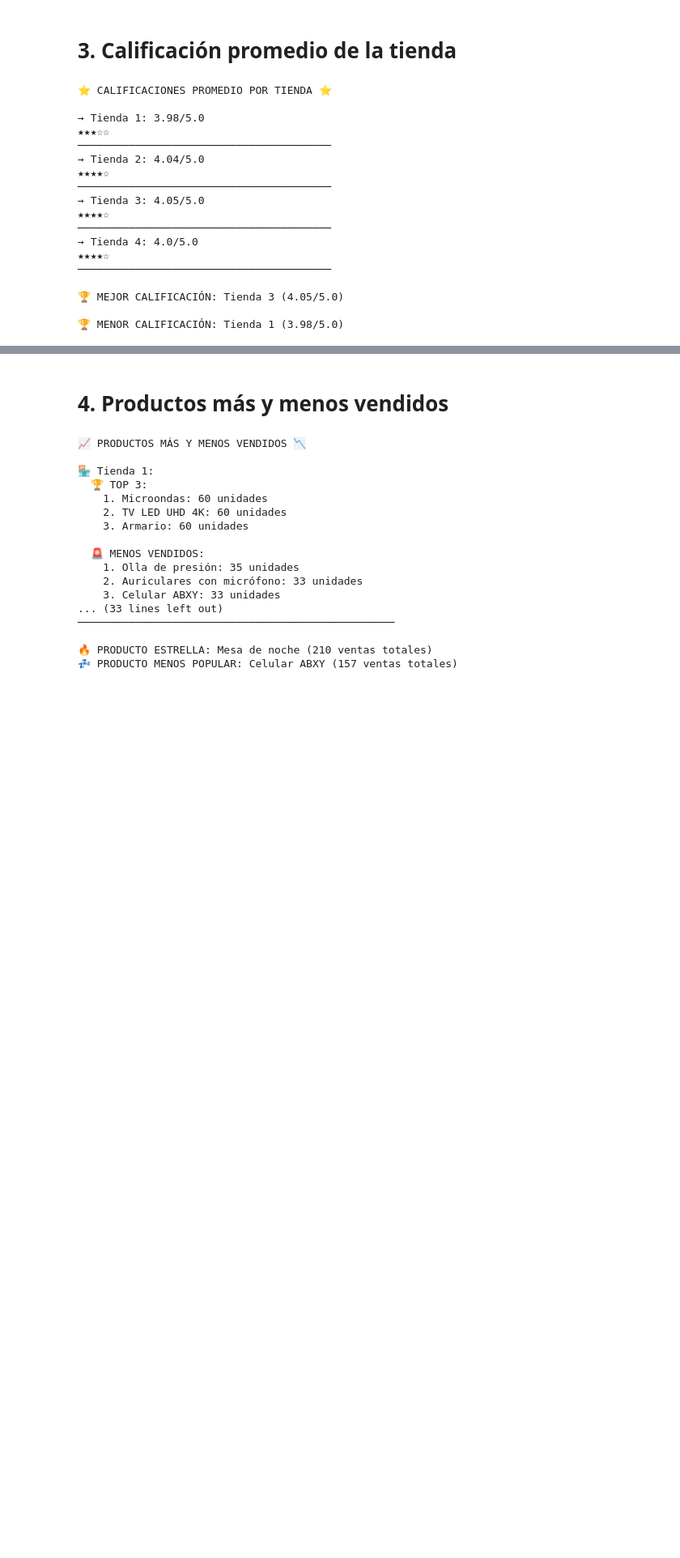
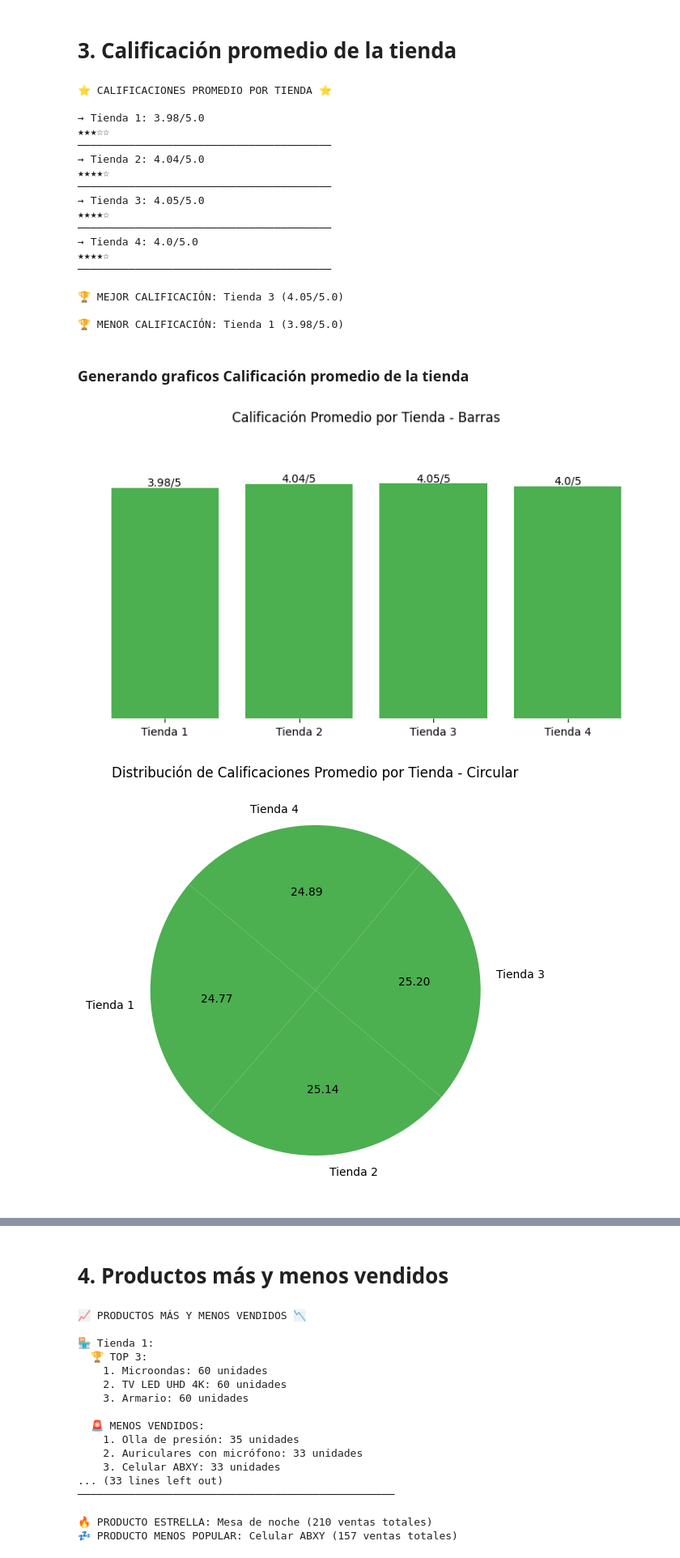
Before and after one commit to lzepedainacap1982/Challenge_Alura_Store_G8, a Jupyter notebook: AluraStoreLatam.ipynb, the cells around one changed output, grey strips where cells are left out. Shown: that part at 81% size. Saved outputs shown, nothing was run; the diff lists cells and outputs as text; code cells hidden in the pictures; blank space fills up the shorter version.

```diff
--- a/AluraStoreLatam.ipynb
+++ b/AluraStoreLatam.ipynb
@@ -277,3 +329,55 @@ print(f"\n🏆 MENOR CALIFICACIÓN: {peor_tienda[0]} ({peor_tienda[1]}/5.0)")
 🏆 MEJOR CALIFICACIÓN: Tienda 3 (4.05/5.0)
 
 🏆 MENOR CALIFICACIÓN: Tienda 1 (3.98/5.0)
+# %% [markdown]
+### Generando graficos Calificación promedio de la tienda
+# %%
+print("\n" * 2)  # Espacio entre gráficos
+
+# Datos para gráficos
+nombres = [nombre for nombre, _ in resultados]
+promedios = [valor for _, valor in resultados]
+color = "#4CAF50"
+
+# --- Gráfico de columnas ---
+plt.figure(figsize=(8, 5))
+bars = plt.bar(nombres, promedios, color=color)
+plt.title("Calificación Promedio por Tienda - Barras")
+plt.yticks([])
+plt.ylim(0, 5)
+plt.box(False)
+
+for bar, promedio in zip(bars, promedios):
+    plt.text(bar.get_x() + bar.get_width() / 2, bar.get_height(), f"{promedio}/5",
+             ha='center', va='bottom', fontsize=10)
+
+plt.tight_layout(pad=3)
+plt.show()
+print("\n" * 2)
+
+# --- Gráfico circular ---
+plt.figure(figsize=(6, 6))
+plt.pie(promedios, labels=nombres, autopct='%1.2f', startangle=140, colors=[color]*len(nombres))
+plt.title("Distribución de Calificaciones Promedio por Tienda - Circular")
+plt.tight_layout()
+plt.show()
+print("\n" * 2)
+
+# --- Gráfico de barras horizontales ---
+plt.figure(figsize=(8, 5))
+bars_h = plt.barh(nombres, promedios, color=color)
+plt.title("Calificaciones Promedio por Tienda - Barras Horizontales")
+plt.xticks([])
+plt.xlim(0, 5)
+plt.box(False)
+
+for bar, promedio in zip(bars_h, promedios):
+    plt.text(bar.get_width(), bar.get_y() + bar.get_height() / 2, f"{promedio}/5",
+             ha='left', va='center', fontsize=10)
+
+plt.tight_layout(pad=3)
+plt.show()
+print("\n" * 2)
+# %% [output]
+[figure, added]
+[figure, added]
```
Also changed, not shown: parts of 8 cells of this notebook.
